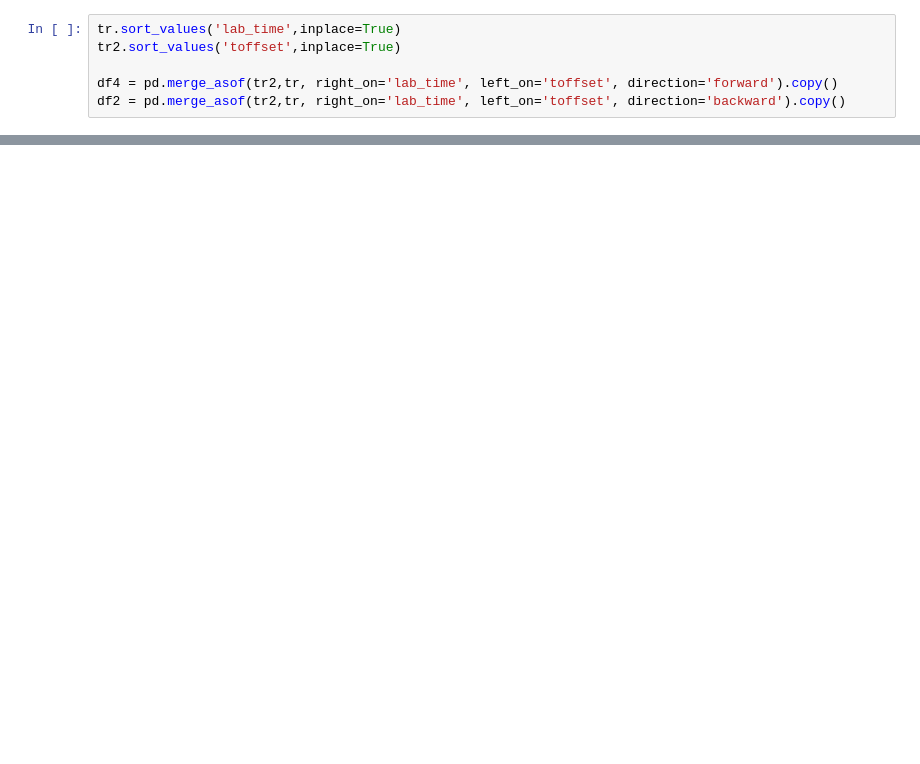
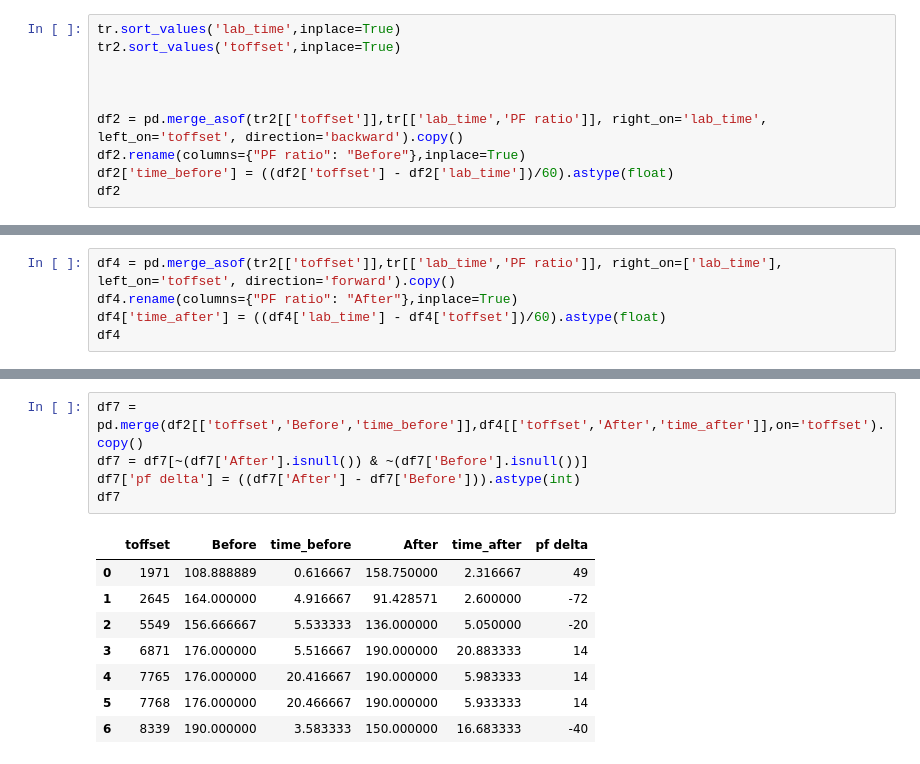
Before and after one commit to RomGutman/eICU_ARDS, a Jupyter notebook: ARDS.ipynb, the cells around one changed output, grey strips where cells are left out. Saved outputs shown, nothing was run; the diff lists cells and outputs as text; blank space fills up the shorter version.

```diff
--- a/ARDS.ipynb
+++ b/ARDS.ipynb
@@ -95,5 +99,9 @@ df3
 tr.sort_values('lab_time',inplace=True)
 tr2.sort_values('toffset',inplace=True)
 
-df4 = pd.merge_asof(tr2,tr, right_on='lab_time', left_on='toffset', direction='forward').copy()
-df2 = pd.merge_asof(tr2,tr, right_on='lab_time', left_on='toffset', direction='backward').copy()
+
+
+df2 = pd.merge_asof(tr2[['toffset']],tr[['lab_time','PF ratio']], right_on='lab_time', left_on='toffset', direction='backward').copy()
+df2.rename(columns={"PF ratio": "Before"},inplace=True)
+df2['time_before'] = ((df2['toffset'] - df2['lab_time'])/60).astype(float)
+df2
@@ -99,0 +117,5 @@ df2 = pd.merge_asof(tr2,tr, right_on='lab_time', left_on='toffset', direction='b
+# %%
+df4 = pd.merge_asof(tr2[['toffset']],tr[['lab_time','PF ratio']], right_on=['lab_time'], left_on='toffset', direction='forward').copy()
+df4.rename(columns={"PF ratio": "After"},inplace=True)
+df4['time_after'] = ((df4['lab_time'] - df4['toffset'])/60).astype(float)
+df4
@@ -99,0 +131,14 @@ df2 = pd.merge_asof(tr2,tr, right_on='lab_time', left_on='toffset', direction='b
+# %%
+df7 = pd.merge(df2[['toffset','Before','time_before']],df4[['toffset','After','time_after']],on='toffset').copy()
+df7 = df7[~(df7['After'].isnull()) & ~(df7['Before'].isnull())]
+df7['pf delta'] = ((df7['After'] - df7['Before'])).astype(int)
+df7
+# %% [output]
+|  | toffset | Before | time_before | After | time_after | pf delta |
+| 0 | 1971 | 108.888889 | 0.616667 | 158.750000 | 2.316667 | 49 |
+| 1 | 2645 | 164.000000 | 4.916667 | 91.428571 | 2.600000 | -72 |
+| 2 | 5549 | 156.666667 | 5.533333 | 136.000000 | 5.050000 | -20 |
+| 3 | 6871 | 176.000000 | 5.516667 | 190.000000 | 20.883333 | 14 |
+| 4 | 7765 | 176.000000 | 20.416667 | 190.000000 | 5.983333 | 14 |
+| 5 | 7768 | 176.000000 | 20.466667 | 190.000000 | 5.933333 | 14 |
+| 6 | 8339 | 190.000000 | 3.583333 | 150.000000 | 16.683333 | -40 |
```
Also changed, not shown: parts of 12 cells of this notebook.
